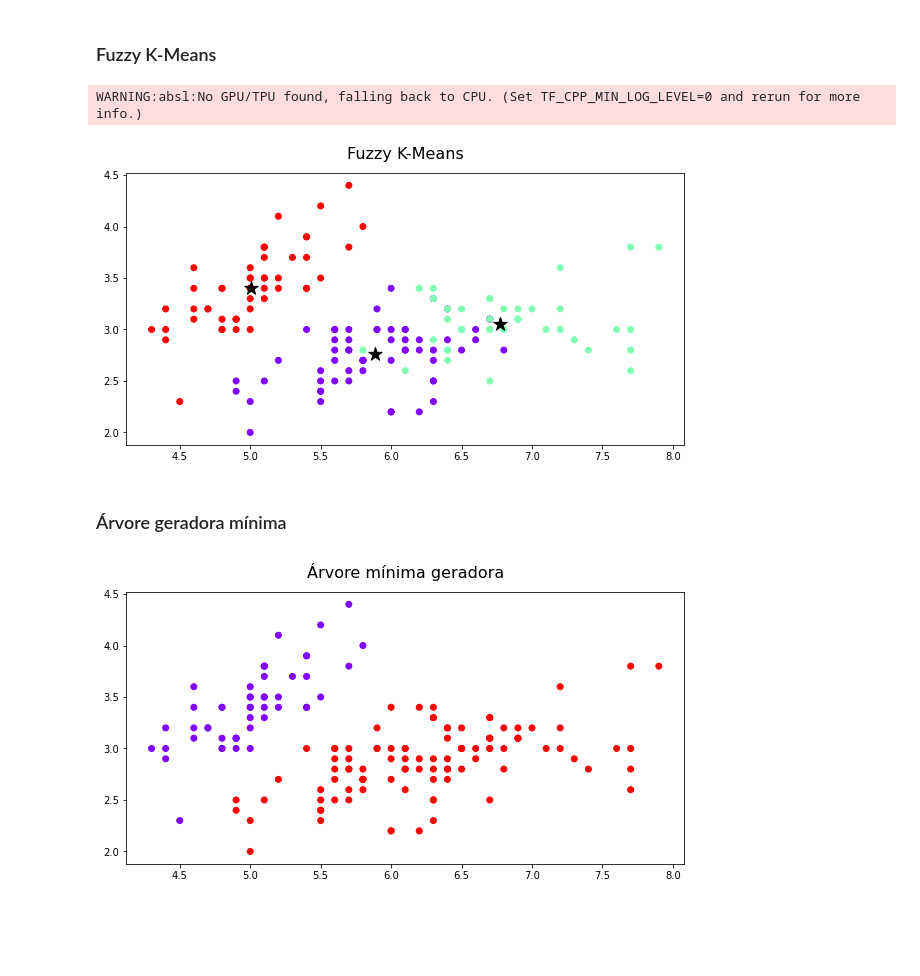
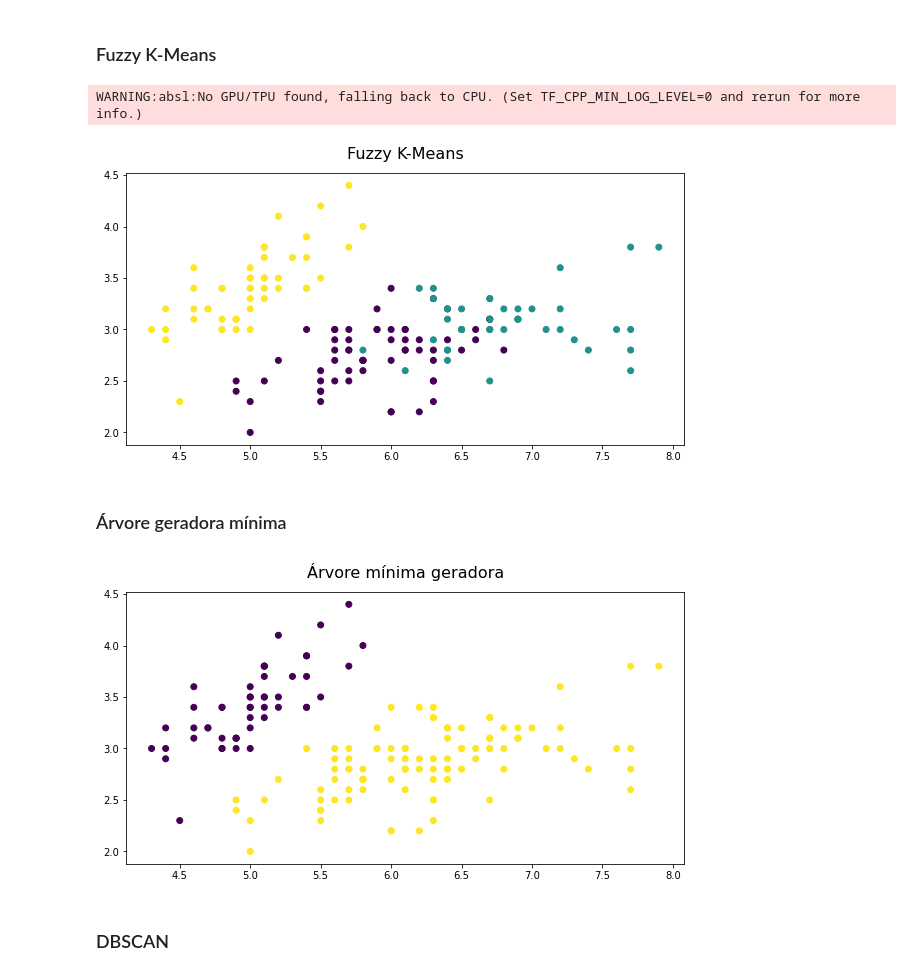
Before and after one commit to LilianeAquino/introducao_mineracao_de_dados, a Jupyter notebook: 04_analise_de_grupos.ipynb, the cells around one changed output. Drawn from its saved outputs; the diff is of its cells as text; code cells hidden in the pictures; blank space fills up the shorter version.

```diff
--- a/04_analise_de_grupos.ipynb
+++ b/04_analise_de_grupos.ipynb
@@ -244,18 +228,17 @@ plt.show()
 # %%
 from fcmeans import FCM
 
 fcm = FCM(n_clusters=3)
 fcm.fit(dados_copy)
 fcm_labels = fcm.predict(dados_copy)
 
 plt.figure(figsize=(10, 5))
 plt.title('Fuzzy K-Means', fontsize=16, y=1.03)
-plt.scatter(dados_copy[:, 0], dados_copy[:, 1], c=fcm_labels, cmap='rainbow')
-plt.scatter(fcm.centers[:, 0], fcm.centers[:, 1], s=200, c='k', marker='*')
+plt.scatter(dados_copy[:, 0], dados_copy[:, 1], c=fcm_labels, cmap='viridis')
 plt.show()
 # %% [output]
 WARNING:absl:No GPU/TPU found, falling back to CPU. (Set TF_CPP_MIN_LOG_LEVEL=0 and rerun for more info.)
-[figure, old version]
+[figure, new version]
 # %% [markdown]
 ### Árvore geradora mínima
 # %%
@@ -266,7 +249,9 @@ labels = mst.fit_predict(dados_copy)
 
 plt.figure(figsize=(10, 5))
 plt.title('Árvore mínima geradora', fontsize=16, y=1.03)
-plt.scatter(dados_copy[:, 0], dados_copy[:, 1], c=labels, cmap='rainbow')
+plt.scatter(dados_copy[:, 0], dados_copy[:, 1], c=labels, cmap='viridis')
 plt.show()
 # %% [output]
-[figure, old version]
+[figure, new version]
+# %% [markdown]
+### DBSCAN
```
Also changed, not shown: parts of 12 cells of this notebook.
